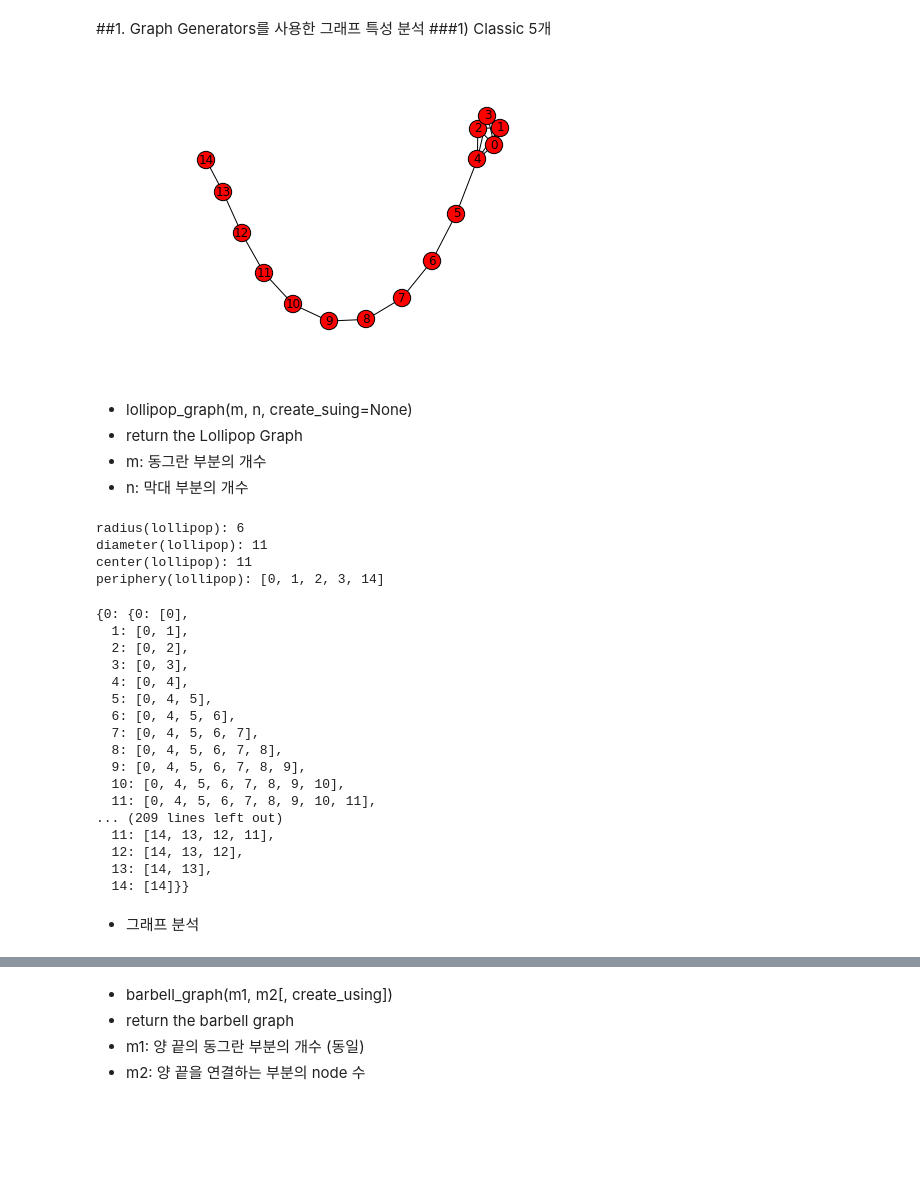
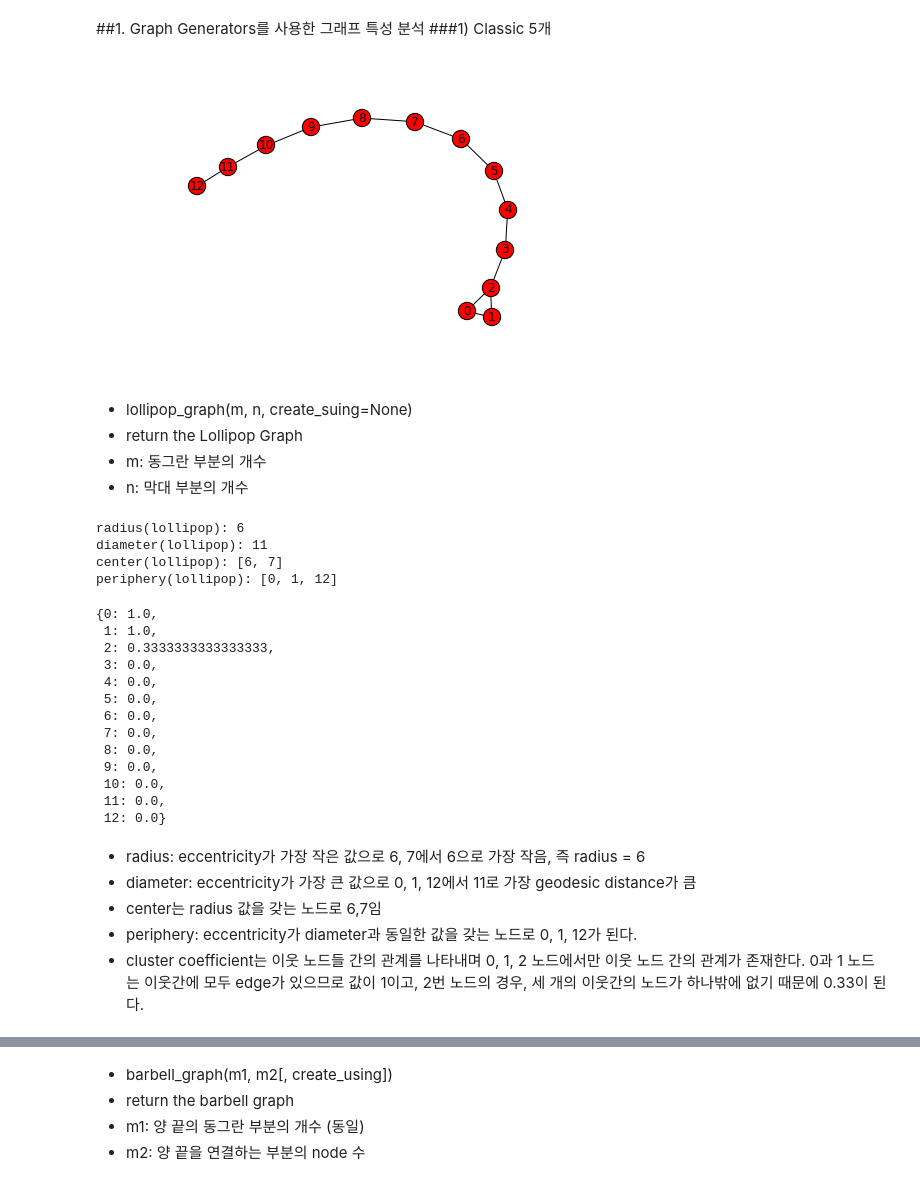
Before and after one commit to kmk4021/data_science, a Jupyter notebook: Assignment4-SNA.ipynb, the cells around one changed output, grey strips where cells are left out. Saved outputs shown, nothing was run; the diff lists cells and outputs as text; code cells hidden in the pictures; blank space fills up the shorter version.

```diff
--- a/Assignment4-SNA.ipynb
+++ b/Assignment4-SNA.ipynb
@@ -7,10 +7,10 @@ import matplotlib.pyplot as plt
 ##1. Graph Generators를 사용한 그래프 특성 분석
 ###1) Classic 5개
 # %%
-lollipop = nx.lollipop_graph(5,10)
+lollipop = nx.lollipop_graph(3,10)
 nx.draw(lollipop, node_size=300, with_labels=True, font_size=12)
 # %% [output]
-[figure, old version]
+[figure, new version]
 # %% [markdown]
 - lollipop_graph(m, n, create_suing=None)
 - return the Lollipop Graph
@@ -19,32 +19,31 @@ nx.draw(lollipop, node_size=300, with_labels=True, font_size=12)
 # %%
 print "radius(lollipop):", algo.radius(lollipop)
 print "diameter(lollipop):", algo.diameter(lollipop)
-print "center(lollipop):", algo.diameter(lollipop)
+print "center(lollipop):", algo.center(lollipop)
 print "periphery(lollipop):", algo.periphery(lollipop)
 nx.clustering(lollipop)
-algo.all_pairs_shortest_path(lollipop)
 # %% [output]
 radius(lollipop): 6
 diameter(lollipop): 11
-center(lollipop): 11
-periphery(lollipop): [0, 1, 2, 3, 14]
+center(lollipop): [6, 7]
+periphery(lollipop): [0, 1, 12]
-{0: {0: [0],
-  1: [0, 1],
-  2: [0, 2],
-  3: [0, 3],
-  4: [0, 4],
-  5: [0, 4, 5],
-  6: [0, 4, 5, 6],
-  7: [0, 4, 5, 6, 7],
-  8: [0, 4, 5, 6, 7, 8],
-  9: [0, 4, 5, 6, 7, 8, 9],
-  10: [0, 4, 5, 6, 7, 8, 9, 10],
-  11: [0, 4, 5, 6, 7, 8, 9, 10, 11],
-... (209 lines left out)
-  11: [14, 13, 12, 11],
-  12: [14, 13, 12],
-  13: [14, 13],
-  14: [14]}}
+{0: 1.0,
+ 1: 1.0,
+ 2: 0.3333333333333333,
+ 3: 0.0,
+ 4: 0.0,
+ 5: 0.0,
+ 6: 0.0,
+ 7: 0.0,
+ 8: 0.0,
+ 9: 0.0,
+ 10: 0.0,
+ 11: 0.0,
+ 12: 0.0}
-# %% [markdown]
-- 그래프 분석
+# %% [markdown]
+- radius: eccentricity가 가장 작은 값으로 6, 7에서 6으로 가장 작음, 즉 radius = 6
+- diameter: eccentricity가 가장 큰 값으로 0, 1, 12에서 11로 가장 geodesic distance가 큼
+- center는 radius 값을 갖는 노드로 6,7임
+- periphery: eccentricity가 diameter과 동일한 값을 갖는 노드로 0, 1, 12가 된다.
+- cluster coefficient는 이웃 노드들 간의 관계를 나타내며 0, 1, 2 노드에서만 이웃 노드 간의 관계가 존재한다. 0과 1 노드는 이웃간에 모두 edge가 있으므로 값이 1이고, 2번 노드의 경우, 세 개의 이웃간의 노드가 하나밖에 없기 때문에 0.33이 된다.
 # %%
```
Also changed, not shown: parts of 56 cells of this notebook.
